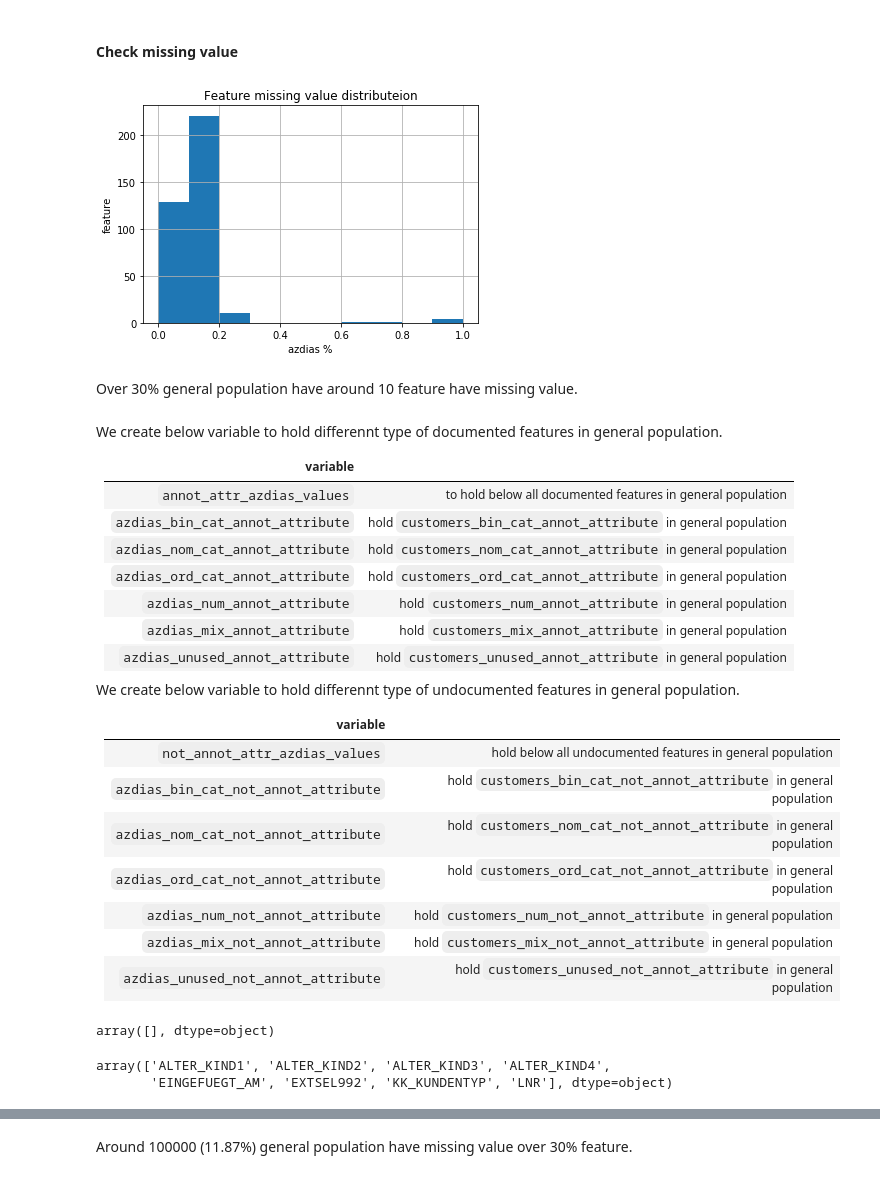
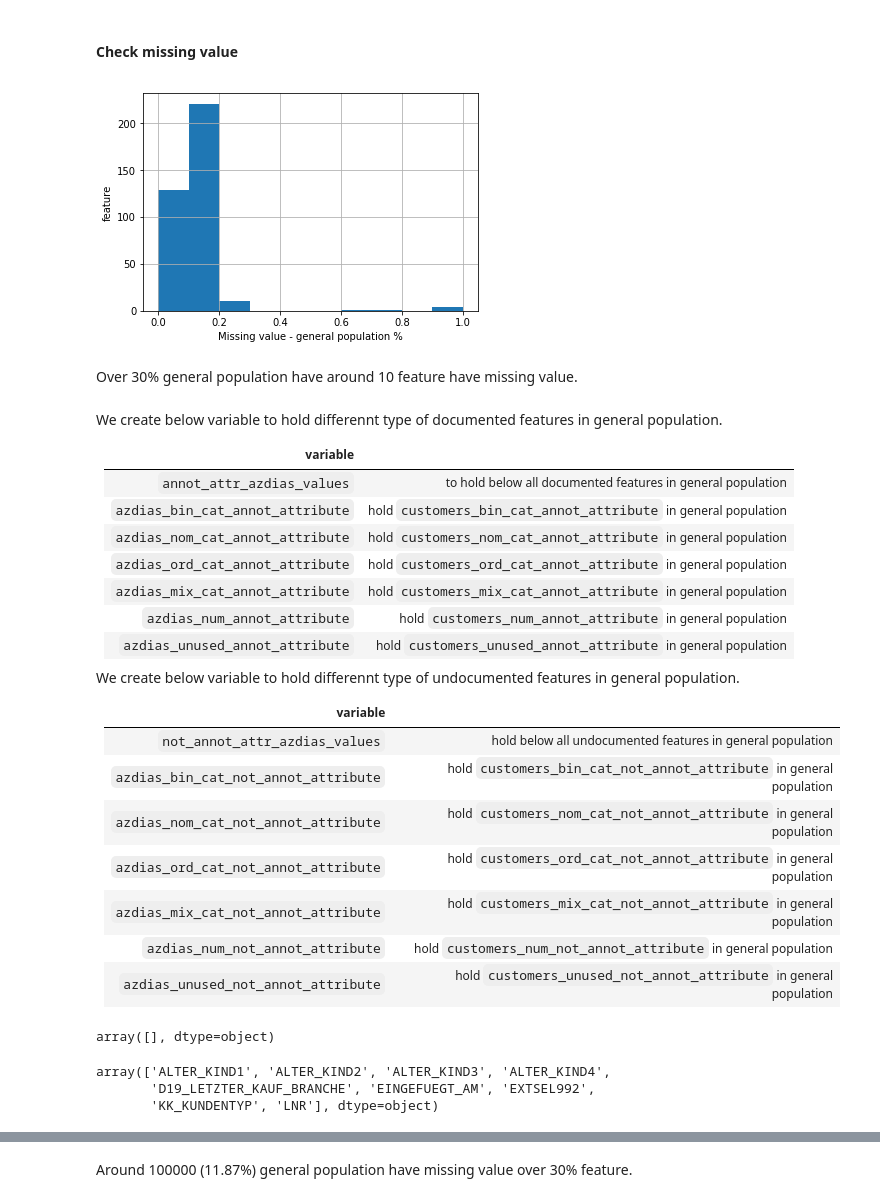
Before and after one commit to dragon7-fc/DSND-Capstone, a Jupyter notebook: Arvato Project Workbook.ipynb, the cells around one changed output, grey strips where cells are left out. Saved outputs shown, nothing was run; the diff lists cells and outputs as text; code cells hidden in the pictures.

```diff
--- a/Arvato Project Workbook.ipynb
+++ b/Arvato Project Workbook.ipynb
@@ -868,12 +869,11 @@ memory usage: 2.4+ GB
 #### Check missing value
 # %%
 azdias_df.isnull().mean().hist()
-plt.xlabel('azdias %')
+plt.xlabel('Missing value - general population %')
 plt.ylabel('feature')
-plt.title('Feature missing value distributeion')
 plt.show()
 # %% [output]
-[figure, old version]
+[figure, new version]
 # %% [markdown]
 Over 30% general population have around 10 feature have missing value.
 # %% [markdown]
@@ -885,8 +885,8 @@ We create below variable to hold differennt type of documented features in gener
 | `azdias_bin_cat_annot_attribute` | hold `customers_bin_cat_annot_attribute` in general population |
 | `azdias_nom_cat_annot_attribute` | hold `customers_nom_cat_annot_attribute` in general population |
 | `azdias_ord_cat_annot_attribute` | hold `customers_ord_cat_annot_attribute` in general population |
+| `azdias_mix_cat_annot_attribute` | hold `customers_mix_cat_annot_attribute` in general population |
 | `azdias_num_annot_attribute`     | hold `customers_num_annot_attribute` in general population     |
-| `azdias_mix_annot_attribute`     | hold `customers_mix_annot_attribute` in general population     |
 | `azdias_unused_annot_attribute`  | hold `customers_unused_annot_attribute` in general population  |
 
 We create below variable to hold differennt type of undocumented features in general population.
@@ -897,8 +897,8 @@ We create below variable to hold differennt type of undocumented features in gen
 | `azdias_bin_cat_not_annot_attribute` | hold `customers_bin_cat_not_annot_attribute` in general population |
 | `azdias_nom_cat_not_annot_attribute` | hold `customers_nom_cat_not_annot_attribute` in general population |
 | `azdias_ord_cat_not_annot_attribute` | hold `customers_ord_cat_not_annot_attribute` in general population |
+| `azdias_mix_cat_not_annot_attribute` | hold `customers_mix_cat_not_annot_attribute` in general population |
 | `azdias_num_not_annot_attribute`     | hold `customers_num_not_annot_attribute` in general population     |
-| `azdias_mix_not_annot_attribute`     | hold `customers_mix_not_annot_attribute` in general population     |
 | `azdias_unused_not_annot_attribute`  | hold `customers_unused_not_annot_attribute` in general population  |
 # %%
 annot_attr_azdias_values = annot_attr_customers_values
@@ -930,12 +930,13 @@ azdias_unused_not_annot_attribute = np.setdiff1d(azdias_unused_not_annot_attribu
 azdias_bin_cat_not_annot_attribute = np.setdiff1d(customers_bin_cat_not_annot_attribute, azdias_unused_not_annot_attribute)
 azdias_nom_cat_not_annot_attribute = np.setdiff1d(customers_nom_cat_not_annot_attribute, azdias_unused_not_annot_attribute)
 azdias_ord_cat_not_annot_attribute = np.setdiff1d(customers_ord_cat_not_annot_attribute, azdias_unused_not_annot_attribute)
+azdias_mix_cat_not_annot_attribute = np.setdiff1d(customers_mix_cat_not_annot_attribute, azdias_unused_not_annot_attribute)
 azdias_num_not_annot_attribute = np.setdiff1d(customers_num_not_annot_attribute, azdias_unused_not_annot_attribute)
-azdias_mix_not_annot_attribute = np.setdiff1d(customers_mix_not_annot_attribute, azdias_unused_not_annot_attribute)
 azdias_unused_not_annot_attribute
 # %% [output]
 array(['ALTER_KIND1', 'ALTER_KIND2', 'ALTER_KIND3', 'ALTER_KIND4',
-       'EINGEFUEGT_AM', 'EXTSEL992', 'KK_KUNDENTYP', 'LNR'], dtype=object)
+       'D19_LETZTER_KAUF_BRANCHE', 'EINGEFUEGT_AM', 'EXTSEL992',
+       'KK_KUNDENTYP', 'LNR'], dtype=object)
 # %%
 assert not_annot_attr_azdias_values.size == azdias_bin_cat_not_annot_attribute.size \
                                             + azdias_nom_cat_not_annot_attribute.size \
```
Also changed, not shown: parts of 80 cells of this notebook.
